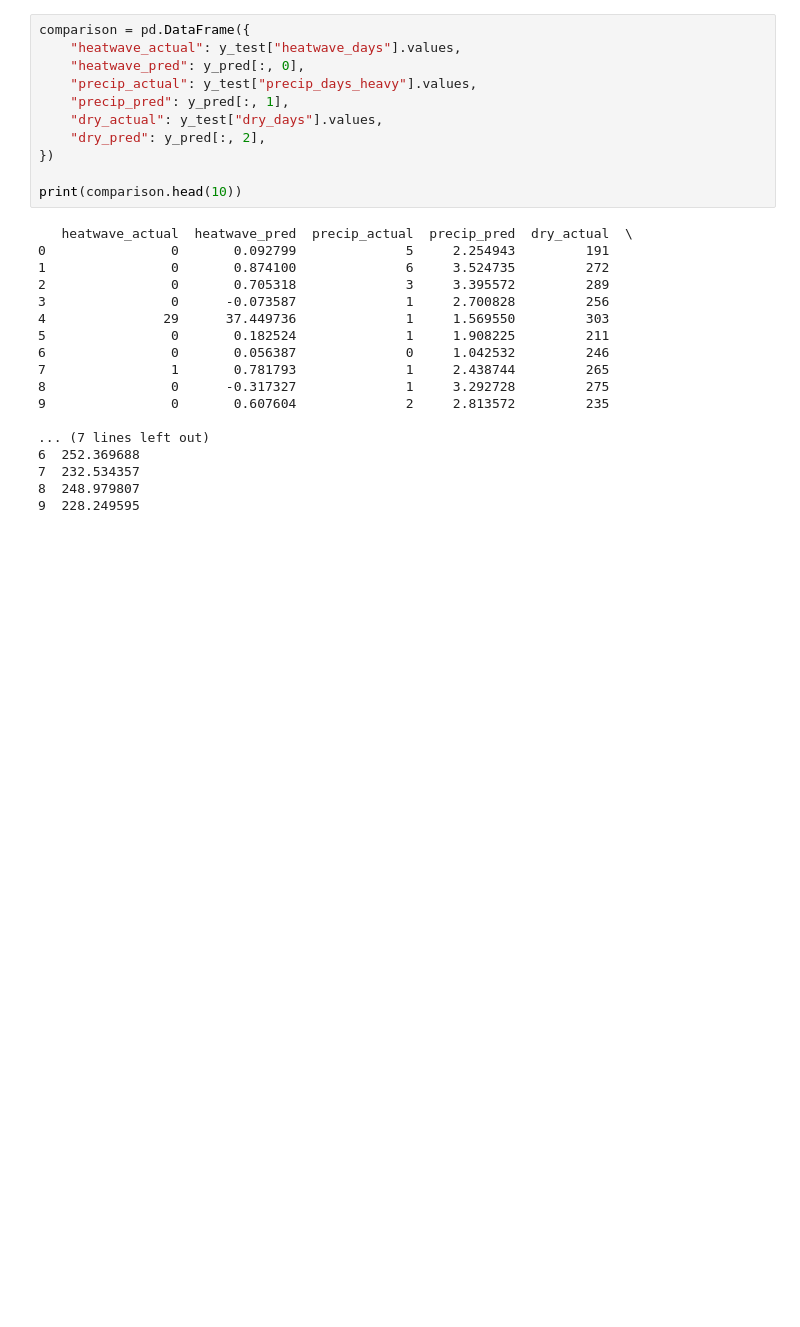
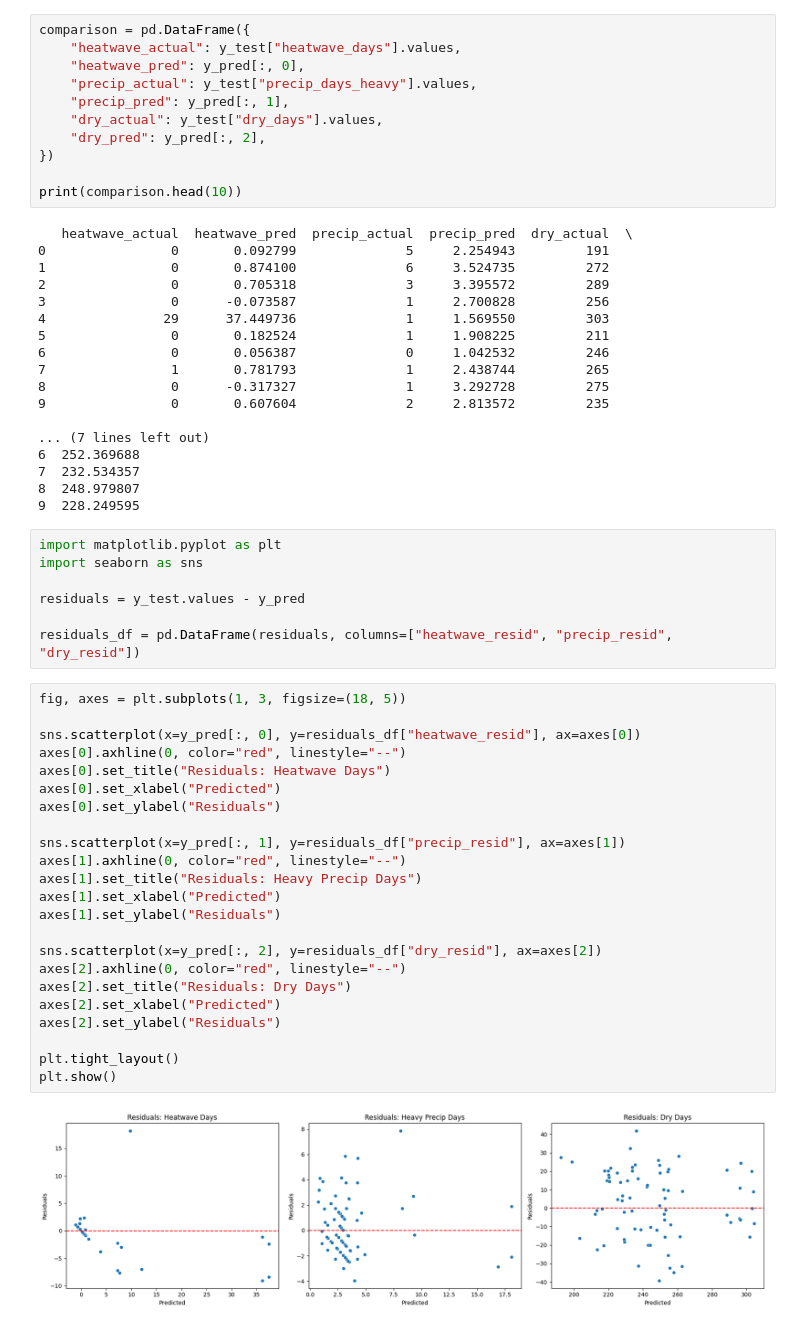
Before and after one commit to Oliver-Beaulieu/TERRA-repo, a Jupyter notebook: ml-src/07_model_2_Proto3.ipynb, the cells around one changed output. Cells and saved outputs as stored; diff of their text form; blank space fills up the shorter version.

Commit message:
added residual plot

```diff
--- a/ml-src/07_model_2_Proto3.ipynb
+++ b/ml-src/07_model_2_Proto3.ipynb
@@ -125,3 +125,35 @@ print(comparison.head(10))
 7  232.534357
 8  248.979807
 9  228.249595
+# %%
+import matplotlib.pyplot as plt
+import seaborn as sns
+
+residuals = y_test.values - y_pred
+
+residuals_df = pd.DataFrame(residuals, columns=["heatwave_resid", "precip_resid", "dry_resid"])
+# %%
+fig, axes = plt.subplots(1, 3, figsize=(18, 5))
+
+sns.scatterplot(x=y_pred[:, 0], y=residuals_df["heatwave_resid"], ax=axes[0])
+axes[0].axhline(0, color="red", linestyle="--")
+axes[0].set_title("Residuals: Heatwave Days")
+axes[0].set_xlabel("Predicted")
+axes[0].set_ylabel("Residuals")
+
+sns.scatterplot(x=y_pred[:, 1], y=residuals_df["precip_resid"], ax=axes[1])
+axes[1].axhline(0, color="red", linestyle="--")
+axes[1].set_title("Residuals: Heavy Precip Days")
+axes[1].set_xlabel("Predicted")
+axes[1].set_ylabel("Residuals")
+
+sns.scatterplot(x=y_pred[:, 2], y=residuals_df["dry_resid"], ax=axes[2])
+axes[2].axhline(0, color="red", linestyle="--")
+axes[2].set_title("Residuals: Dry Days")
+axes[2].set_xlabel("Predicted")
+axes[2].set_ylabel("Residuals")
+
+plt.tight_layout()
+plt.show()
+# %% [output]
+[figure, added]
```
Also changed, not shown: parts of 3 cells of this notebook.
